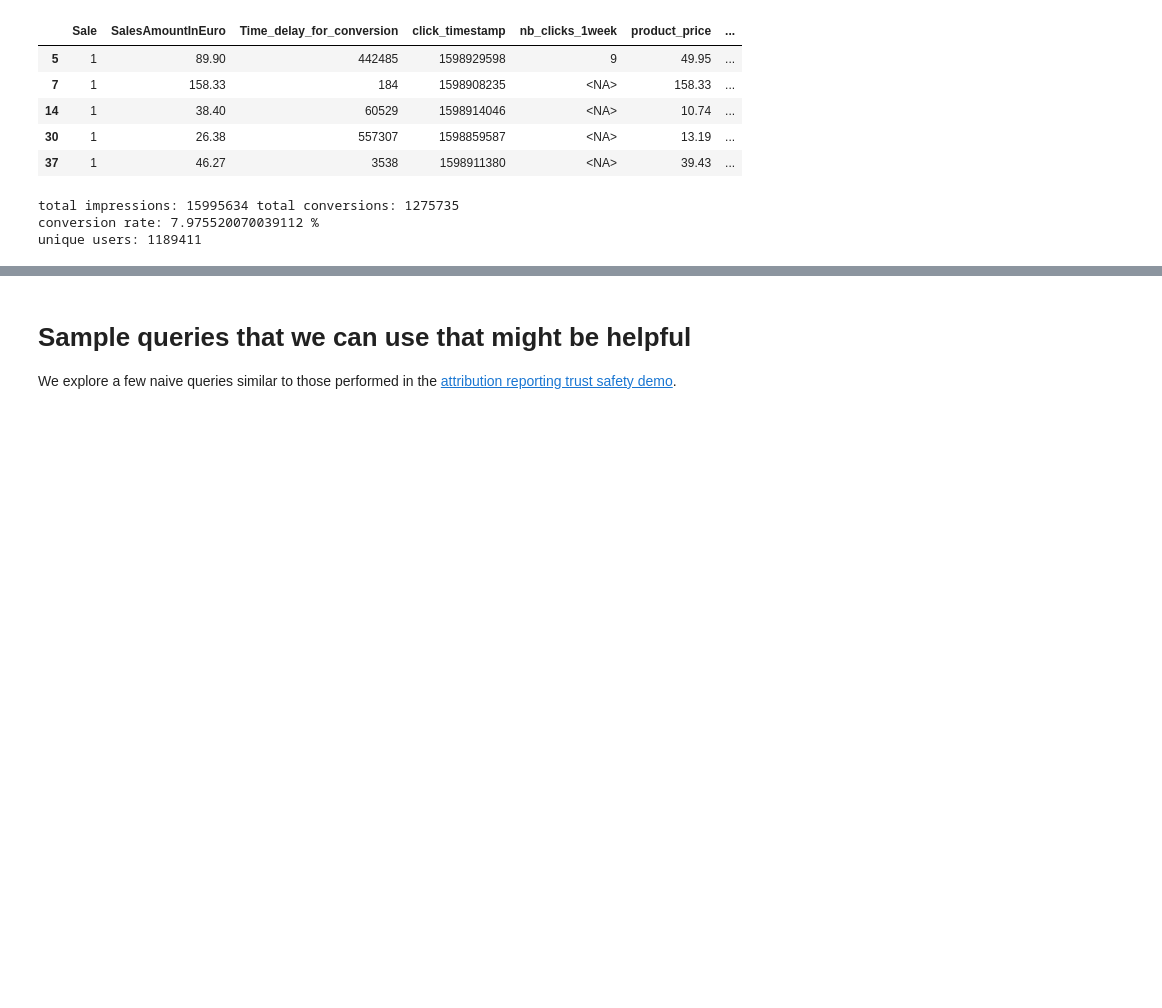
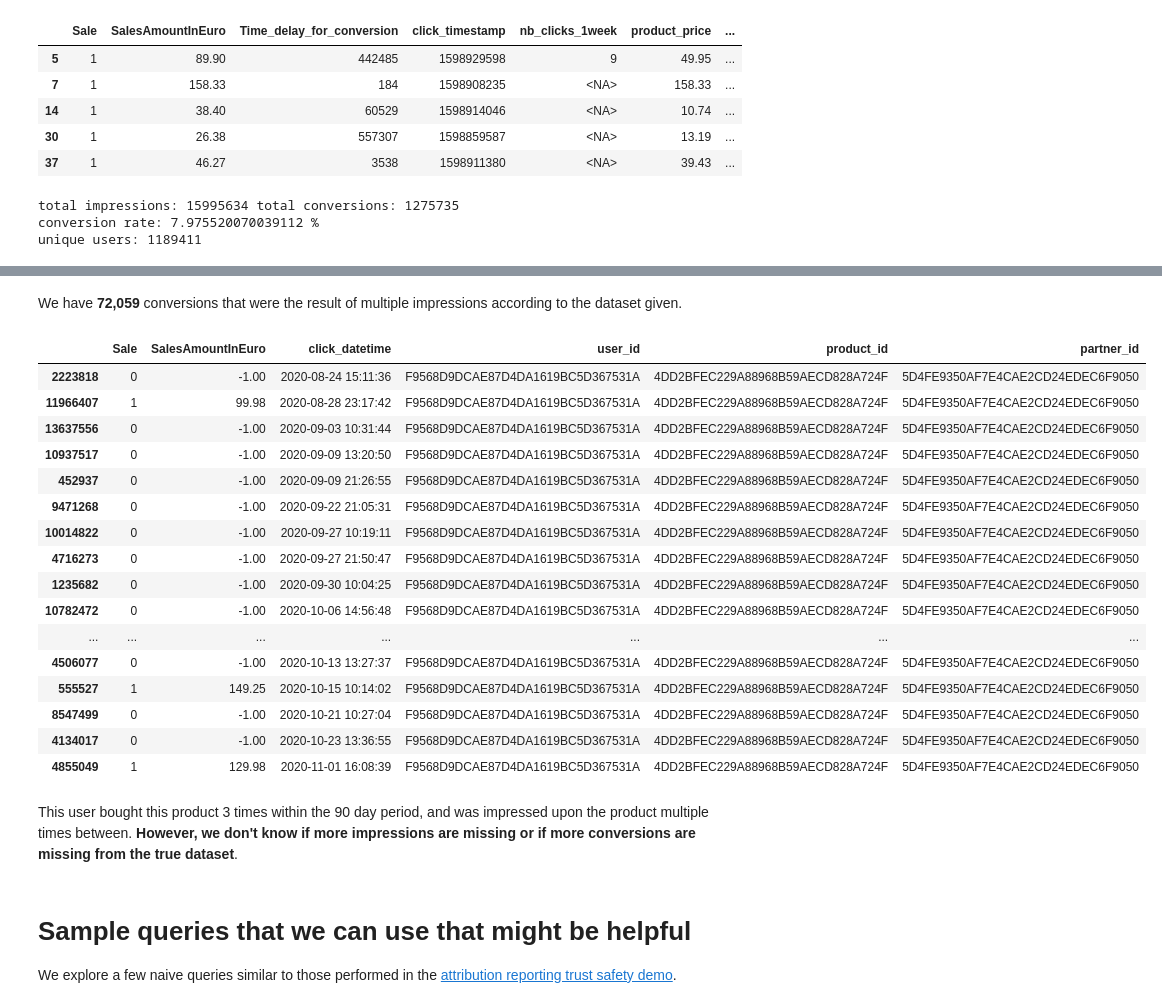
Before and after one commit to columbia/cookiemonster, a Jupyter notebook: criteo/criteo_conversion_search_data.ipynb, the cells around one changed output, grey strips where cells are left out. Drawn from its saved outputs; the diff is of its cells as text; code cells hidden in the pictures; blank space fills up the shorter version.

Commit message:
analyze user journey more

```diff
--- a/criteo/criteo_conversion_search_data.ipynb
+++ b/criteo/criteo_conversion_search_data.ipynb
@@ -126,11 +119,15 @@ del df
 # %%
 # create some other columns from existing data for easier reading
-converted_products['click_datetime'] = converted_products['click_timestamp'].apply(lambda x: datetime.fromtimestamp(x))
-converted_products['click_week'] = converted_products['click_datetime'].apply(lambda x: x.isocalendar().week)
-converted_products['click_day'] = converted_products['click_datetime'].apply(lambda x: (7 * (x.isocalendar().week - 1)) + x.isocalendar().weekday)
+df['click_datetime'] = df['click_timestamp'].apply(lambda x: datetime.fromtimestamp(x))
+df['click_week'] = df['click_datetime'].apply(lambda x: x.isocalendar().week)
+df['click_day'] = df['click_datetime'].apply(lambda x: (7 * (x.isocalendar().week - 1)) + x.isocalendar().weekday)
 
 seconds_in_day = 86400
-converted_products['day_delay_for_conversion'] = converted_products['Time_delay_for_conversion'].apply(lambda x: x / seconds_in_day)
+df['day_delay_for_conversion'] = df['Time_delay_for_conversion'].apply(lambda x: x / seconds_in_day)
+# Sale: Indicates 1 if conversion occurred and 0 if not)
+# some product ids and time delays are missing from conversions
+total_impressions = df.shape[0]
+converted_products = pd.DataFrame(df.loc[(df.Sale == 1) & (df.product_id.notna()) & (df.Time_delay_for_conversion != -1)])
 # %%
 converted_products.head()
 # %% [output]
@@ -170,3 +186,30 @@ users whose conversions are probably attributed to multiple impressions: 4
+# %% [markdown]
+We have **72,059** conversions that were the result of multiple impressions according to the dataset given.
+# %%
+# Let's look at this user's journey over the 90 day period with this product
+(df
+ .loc[(df.user_id == 'F9568D9DCAE87D4DA1619BC5D367531A') & (df.product_id == '4DD2BFEC229A88968B59AECD828A724F')]
+ .sort_values(by=['click_timestamp'])[['Sale', 'SalesAmountInEuro', 'click_datetime', 'user_id', 'product_id', 'partner_id']])
+# %% [output]
+|  | Sale | SalesAmountInEuro | click_datetime | user_id | product_id | partner_id |
+| 2223818 | 0 | -1.00 | 2020-08-24 15:11:36 | F9568D9DCAE87D4DA1619BC5D367531A | 4DD2BFEC229A88968B59AECD828A724F | 5D4FE9350AF7E4CAE2CD24EDEC6F9050 |
+| 11966407 | 1 | 99.98 | 2020-08-28 23:17:42 | F9568D9DCAE87D4DA1619BC5D367531A | 4DD2BFEC229A88968B59AECD828A724F | 5D4FE9350AF7E4CAE2CD24EDEC6F9050 |
+| 13637556 | 0 | -1.00 | 2020-09-03 10:31:44 | F9568D9DCAE87D4DA1619BC5D367531A | 4DD2BFEC229A88968B59AECD828A724F | 5D4FE9350AF7E4CAE2CD24EDEC6F9050 |
+| 10937517 | 0 | -1.00 | 2020-09-09 13:20:50 | F9568D9DCAE87D4DA1619BC5D367531A | 4DD2BFEC229A88968B59AECD828A724F | 5D4FE9350AF7E4CAE2CD24EDEC6F9050 |
+| 452937 | 0 | -1.00 | 2020-09-09 21:26:55 | F9568D9DCAE87D4DA1619BC5D367531A | 4DD2BFEC229A88968B59AECD828A724F | 5D4FE9350AF7E4CAE2CD24EDEC6F9050 |
+| 9471268 | 0 | -1.00 | 2020-09-22 21:05:31 | F9568D9DCAE87D4DA1619BC5D367531A | 4DD2BFEC229A88968B59AECD828A724F | 5D4FE9350AF7E4CAE2CD24EDEC6F9050 |
+| 10014822 | 0 | -1.00 | 2020-09-27 10:19:11 | F9568D9DCAE87D4DA1619BC5D367531A | 4DD2BFEC229A88968B59AECD828A724F | 5D4FE9350AF7E4CAE2CD24EDEC6F9050 |
+| 4716273 | 0 | -1.00 | 2020-09-27 21:50:47 | F9568D9DCAE87D4DA1619BC5D367531A | 4DD2BFEC229A88968B59AECD828A724F | 5D4FE9350AF7E4CAE2CD24EDEC6F9050 |
+| 1235682 | 0 | -1.00 | 2020-09-30 10:04:25 | F9568D9DCAE87D4DA1619BC5D367531A | 4DD2BFEC229A88968B59AECD828A724F | 5D4FE9350AF7E4CAE2CD24EDEC6F9050 |
+| 10782472 | 0 | -1.00 | 2020-10-06 14:56:48 | F9568D9DCAE87D4DA1619BC5D367531A | 4DD2BFEC229A88968B59AECD828A724F | 5D4FE9350AF7E4CAE2CD24EDEC6F9050 |
+| ... | ... | ... | ... | ... | ... | ... |
+| 4506077 | 0 | -1.00 | 2020-10-13 13:27:37 | F9568D9DCAE87D4DA1619BC5D367531A | 4DD2BFEC229A88968B59AECD828A724F | 5D4FE9350AF7E4CAE2CD24EDEC6F9050 |
+| 555527 | 1 | 149.25 | 2020-10-15 10:14:02 | F9568D9DCAE87D4DA1619BC5D367531A | 4DD2BFEC229A88968B59AECD828A724F | 5D4FE9350AF7E4CAE2CD24EDEC6F9050 |
+| 8547499 | 0 | -1.00 | 2020-10-21 10:27:04 | F9568D9DCAE87D4DA1619BC5D367531A | 4DD2BFEC229A88968B59AECD828A724F | 5D4FE9350AF7E4CAE2CD24EDEC6F9050 |
+| 4134017 | 0 | -1.00 | 2020-10-23 13:36:55 | F9568D9DCAE87D4DA1619BC5D367531A | 4DD2BFEC229A88968B59AECD828A724F | 5D4FE9350AF7E4CAE2CD24EDEC6F9050 |
+| 4855049 | 1 | 129.98 | 2020-11-01 16:08:39 | F9568D9DCAE87D4DA1619BC5D367531A | 4DD2BFEC229A88968B59AECD828A724F | 5D4FE9350AF7E4CAE2CD24EDEC6F9050 |
+# %% [markdown]
+This user bought this product 3 times within the 90 day period, and was impressed upon the product multiple times between. **However, we don't know if more impressions are missing or if more conversions are missing from the true dataset**.
 # %% [markdown]
 # Sample queries that we can use that might be helpful
 We explore a few naive queries similar to those performed in the [attribution reporting trust safety demo](https://github.com/GoogleChromeLabs/trust-safety-demo/blob/main/attribution-reporting/functions/apps/adtech.js#L164-L165).
```
Also changed, not shown: parts of 7 cells of this notebook, 1 other file.
